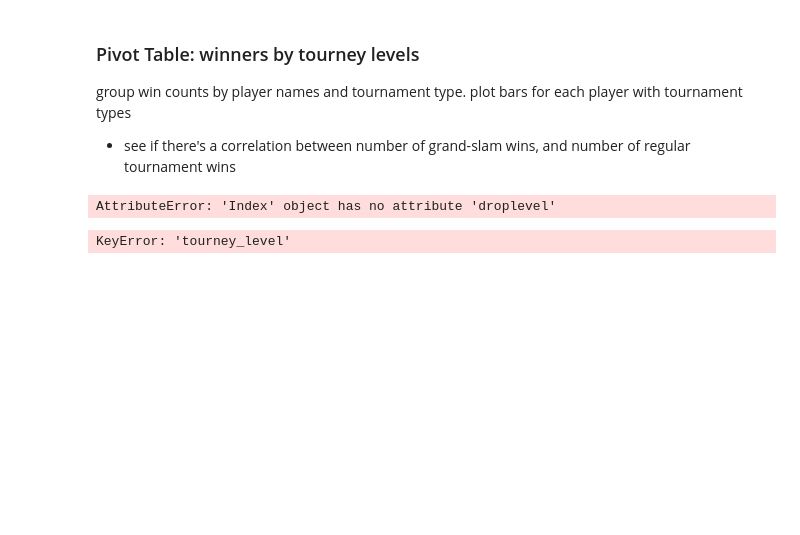
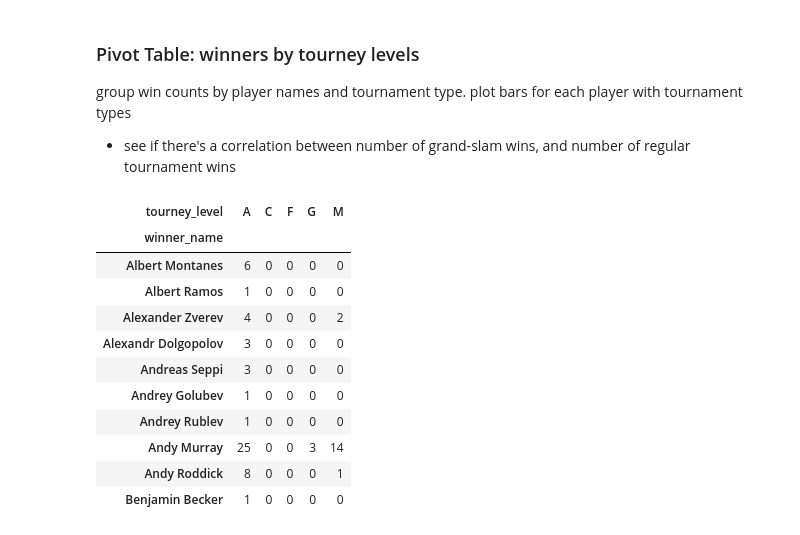
Before and after one commit to Linn39/Tennis_Analysis, a Jupyter notebook: notebooks/ATP_finals_yr08-17.ipynb, the cells around one changed output. Saved outputs shown, nothing was run; the diff lists cells and outputs as text; code cells hidden in the pictures; blank space fills up the shorter version.

Commit message:
started pivot table for players winning in finals

```diff
--- a/notebooks/ATP_finals_yr08-17.ipynb
+++ b/notebooks/ATP_finals_yr08-17.ipynb
@@ -108,25 +108,22 @@ group win counts by player names and tournament type. plot bars for each player
 # %%
 # make a pivot table for top 10 players who won the most grand slams, sorted by tournament levels
 df_top_grand_slam = []
 df_by_level = df_finals[['winner_name', 'tourney_level']]
 sum_by_level = df_by_level.pivot_table(index='winner_name',columns='tourney_level',aggfunc=len, fill_value=0)
-sum_by_level.head(20)
+sum_by_level.head(10)
 
 
 # make a pivot table for top 10 players who won the most regular tournaments, sorted by tournament levels
 # %% [output]
-AttributeError: 'Index' object has no attribute 'droplevel'
+| tourney_level | A | C | F | G | M |
+| winner_name |  |  |  |  |  |
+| Albert Montanes | 6 | 0 | 0 | 0 | 0 |
+| Albert Ramos | 1 | 0 | 0 | 0 | 0 |
+| Alexander Zverev | 4 | 0 | 0 | 0 | 2 |
+| Alexandr Dolgopolov | 3 | 0 | 0 | 0 | 0 |
+| Andreas Seppi | 3 | 0 | 0 | 0 | 0 |
+| Andrey Golubev | 1 | 0 | 0 | 0 | 0 |
+| Andrey Rublev | 1 | 0 | 0 | 0 | 0 |
+| Andy Murray | 25 | 0 | 0 | 3 | 14 |
+| Andy Roddick | 8 | 0 | 0 | 0 | 1 |
+| Benjamin Becker | 1 | 0 | 0 | 0 | 0 |
-# %%
-# try to group win counts by player names and tournament type. plot bars for each player with tournament types
-df_by_level = df_finals[['winner_name', 'tourney_level', 'winner_id']]#.groupby(['winner_name', 'tourney_level'])
-#df_by_level.head(50)
-sum_by_level = df_by_level.pivot_table(index='winner_name',columns='tourney_level',aggfunc='count', fill_value=0)
-#sum_by_level = df_by_level.pivot_table(index=['winner_name', 'tourney_level'], aggfunc='count')[['winner_id']]
-#sum_by_level = df_by_level.pivot_table(index='winner_name',columns='tourney_level', values = agg({'winner_id': 'count'}), fill_value=0)
-sum_by_level.columns = sum_by_level.columns.droplevel()
-sum_by_level.sort_values('tourney_level')
-#sum_by_level.sort_values(('tourney_level', 'G'), ascending=True)
-sum_by_level.head(20)#.sort_values(by='winner_name').plot.barh()
-#sum_by_level = sum_by_level.reindex(sum_by_level['winner_name'].sort_values(by='winner_id', ascending=False).index)
-# %% [output]
-KeyError: 'tourney_level'
```
